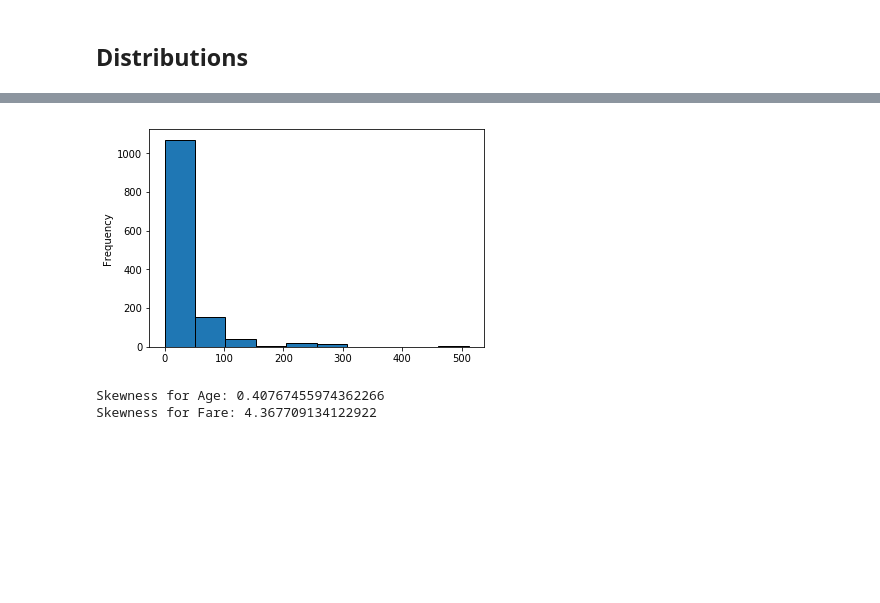
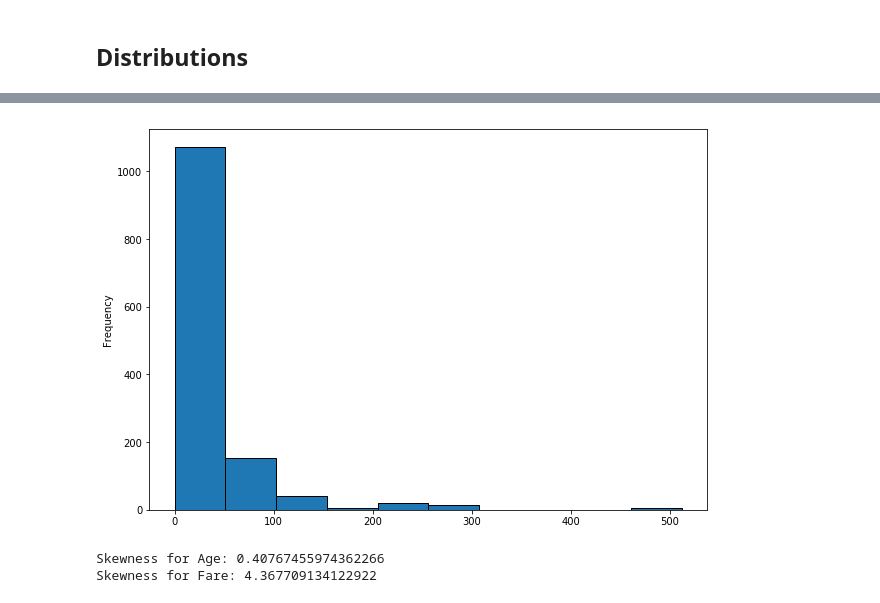
Before and after one commit to vasuag29/Titanic-dataset-experimentation, a Jupyter notebook: Titanic_Exploration.ipynb, the cells around one changed output, grey strips where cells are left out. Cells and saved outputs as stored; diff of their text form; code cells hidden in the pictures; blank space fills up the shorter version.

```diff
--- a/Titanic_Exploration.ipynb
+++ b/Titanic_Exploration.ipynb
@@ -201,7 +200,7 @@ df.Age.plot(kind='kde', title='KDE for Age', color='r');
 # %%
-df.Fare.plot(kind='hist', edgecolor='black');
+df.Fare.plot(kind='hist', edgecolor='black', figsize=(10,7));
 # %% [output]
-[figure, old version]
+[figure, new version]
 # %%
 print(f"Skewness for Age: {df.Age.skew()}")
 print(f"Skewness for Fare: {df.Fare.skew()}")
```
Also changed, not shown: parts of 58 cells of this notebook.
